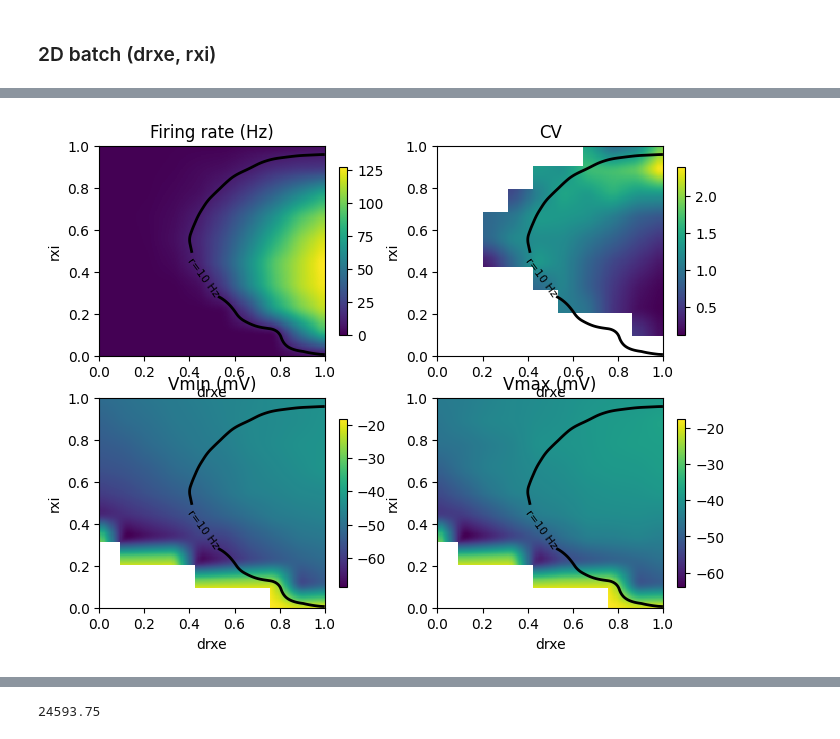
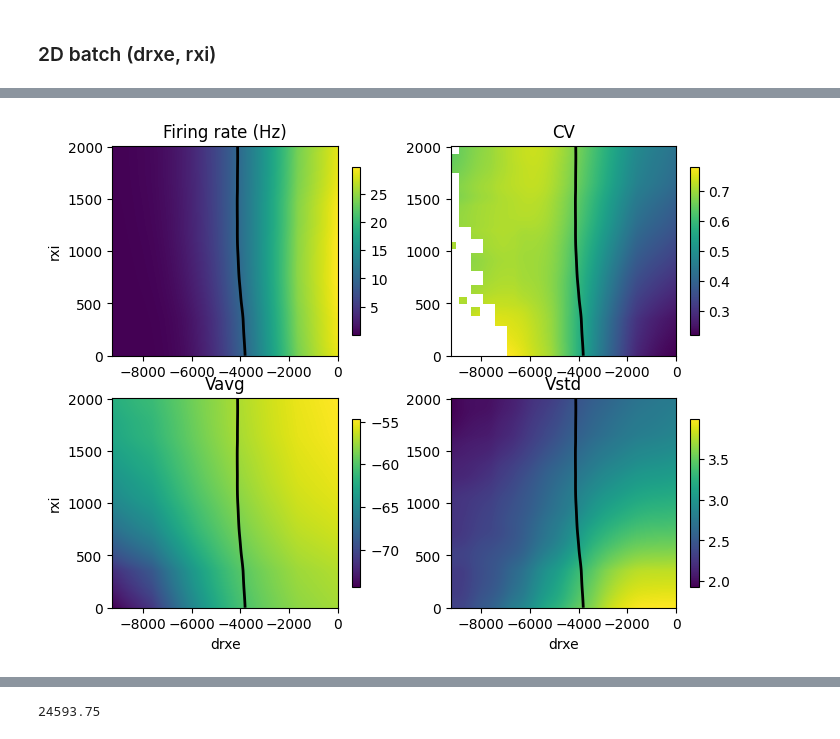
Before and after one commit to niknovikov19/A1-OUinp, a Jupyter notebook: exp_configs/batch_rxbkg_unconn_state1_mech1/proc_batch.ipynb, the cells around one changed output, grey strips where cells are left out. Saved outputs shown, nothing was run; the diff lists cells and outputs as text; code cells hidden in the pictures.

```diff
--- a/exp_configs/batch_rxbkg_unconn_state1_mech1/proc_batch.ipynb
+++ b/exp_configs/batch_rxbkg_unconn_state1_mech1/proc_batch.ipynb
@@ -240,64 +330,66 @@ Coordinates:
+# %%
+pop = pops_used[0]
+X_ = X[pop]
+
+x0, x1 = float(X_[xname].min()) * k, float(X_[xname].max()) * k
+y0, y1 = float(X_[yname].min()) * k, float(X_[yname].max()) * k
+
+vars_used = ['rate', 'cv', 'vmin', 'vmax', 'vavg', 'vstd']
+X_ = [X_[v] for v in vars_used]
+
+N = 200
+
+drxe_new = np.linspace(x0, x1, N)
+rxi_new  = np.linspace(y0, y1, N)
+sz = {xname: drxe_new, yname: rxi_new}
+
+w = 71
+win = {xname: w, yname: w}
+
+X_ = [upsample_and_smooth(x_, sz, win) for x_ in X_]
 # %%
-pop = pops_used[0]
-X_ = [X[v].sel(pop=pop, drop=True) for v in vars]
-
-x0, x1 = float(X[xname].min()) * k, float(X[xname].max()) * k
-y0, y1 = float(X[yname].min()) * k, float(X[yname].max()) * k
-
-# Upsample
-N = 200
-drxe_range = (x0, x1)
-rxi_range = (y0, y1)
-drxe_new = np.linspace(*drxe_range, N)
-rxi_new  = np.linspace(*rxi_range, N)
-sz = dict({xname: drxe_new, yname: rxi_new})
-X_ = [x_.interp(**sz) for x_ in X_]
-
-# Rescale coords for visualization
-x0, x1 = drxe_range[0] * k, drxe_range[1] * k
-y0, y1 = rxi_range[0] * k, rxi_range[1] * k
-
-# Smooth data
-w = 9
-win = {'drxe_pos': w, 'rxi_pos': w}
-def smooth(x):
-    return x.rolling(**win, center=True, min_periods=1).mean()
-X_ = [smooth(x_) for x_ in X_]
-
-r, cv, vmin, vmax, vavg = X_
+r, cv, vmin, vmax, vavg, vstd = X_
 
 # Rate data used for contour selection
 x_coords = r[xname].values * k
 y_coords = r[yname].values * k
 Xg, Yg = np.meshgrid(x_coords, y_coords)
 Z = np.ma.masked_invalid(r.values.T)  # match imshow transpose, mask NaNs
 
 # Contour level
 r0 = 10
 
 fig, axs = plt.subplots(2, 2, figsize=(8, 6))
 plots = [
     ("Firing rate (Hz)", r),
     ("CV", cv),
-    ("Vmin (mV)", vmin),
-    ("Vmax (mV)", vmax),
+    #("Vmin (mV)", vmin),
+    #("Vmax (mV)", vmax),
+    ("Vavg", vavg),
+    ("Vstd", vstd)
 ]
 
 for ax, (title, da) in zip(axs.ravel(), plots):
     # Metric heatmap
-    im = ax.imshow(da.T, extent=(x0, x1, y0, y1),
-                   aspect='auto', origin='lower', interpolation='nearest')
+    im = ax.imshow(
+        da.T, extent=(x0, x1, y0, y1),
+        aspect='auto', origin='lower',
+        #interpolation='nearest'
+        interpolation='bicubic'
+    )
 
     # Contour: r=r0
     cs = ax.contour(Xg, Yg, Z, levels=[r0], colors='k', linewidths=2)
-    ax.clabel(cs, fmt={r0: f"r={r0} Hz"}, inline=True, fontsize=8)
+    #ax.clabel(cs, fmt={r0: f"r={r0} Hz"}, inline=True, fontsize=8)
 
     ax.set_title(title)
-    ax.set_xlabel('drxe')
-    ax.set_ylabel('rxi')
     fig.colorbar(im, ax=ax, shrink=0.8)
+
+for n in range(2):
+    axs[1, n].set_xlabel('drxe')
+    axs[n, 0].set_ylabel('rxi')
 # %% [output]
-[figure, old version]
+[figure, new version]
 # %%
 from scipy.interpolate import RegularGridInterpolator
 
```
Also changed, not shown: parts of 20 cells of this notebook, 56 other files.
